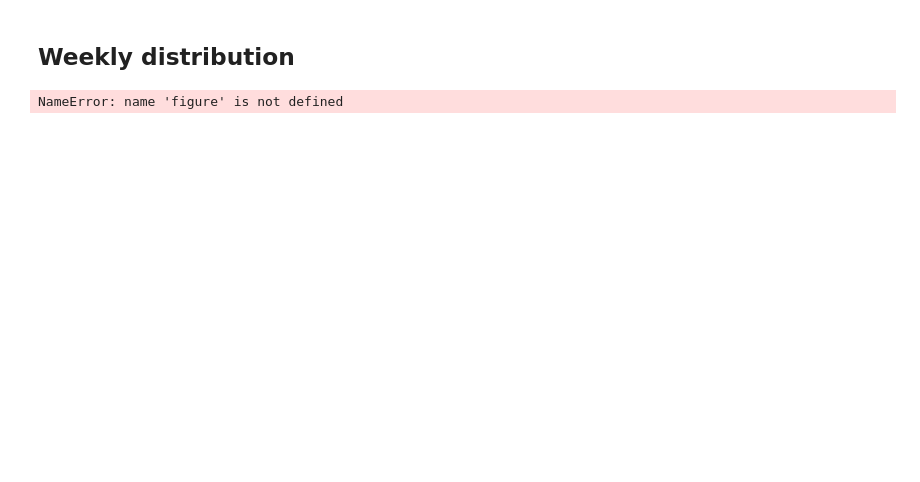
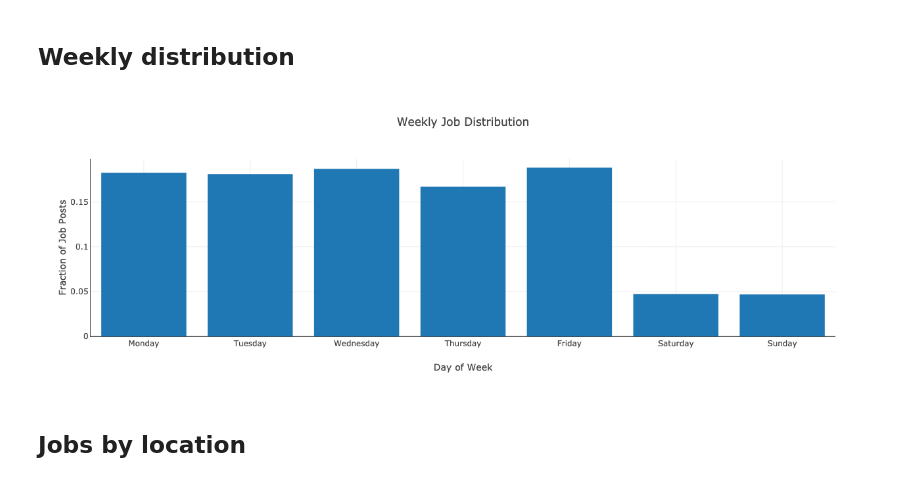
Before and after one commit to gkchen/Capstone_Project, a Jupyter notebook: explore_jobs.ipynb, the cells around one changed output. Drawn from its saved outputs; the diff is of its cells as text; code cells hidden in the pictures; blank space fills up the shorter version.

```diff
--- a/explore_jobs.ipynb
+++ b/explore_jobs.ipynb
@@ -53,17 +61,20 @@ show(f)
 ## Weekly distribution
 # %%
 week = pd.read_feather('grouped/weekly_distribution.feather')
-# %%
-week['ratio'] = week['posts']/total
-x = week['day_of_week']
-y = week['ratio']
-
-tools = 'hover,save,reset'
-
-f = figure(plot_width=900, plot_height=500, x_range=x, tools=tools, x_axis_label='Day of week',
-           y_axis_label='Fraction of posts')
-b = f.vbar(x=x, top=y, width=0.9)
-
-show(f)
-# %% [output]
-NameError: name 'figure' is not defined
+# %%
+trace = go.Bar(x=week['day_of_week'], y=week['ratio'])
+
+data = [trace]
+
+layout = go.Layout(title='Weekly Job Distribution',
+                   xaxis=dict(autorange=True, showgrid=True, zeroline=False, showline=True, showticklabels=True, title='Day of Week'),
+                   yaxis=dict(autorange=True, showgrid=True, zeroline=True, showline=True, showticklabels=True, title='Fraction of Job Posts'))
+
+fig = go.Figure(data=data, layout=layout)
+
+py.plot(fig, filename='plots/weekly_distribution.html', auto_open=False)
+py.iplot(fig)
+# %% [output]
+[figure, added]
+# %% [markdown]
+## Jobs by location
```
Also changed, not shown: parts of 13 cells of this notebook, 9 other files.
